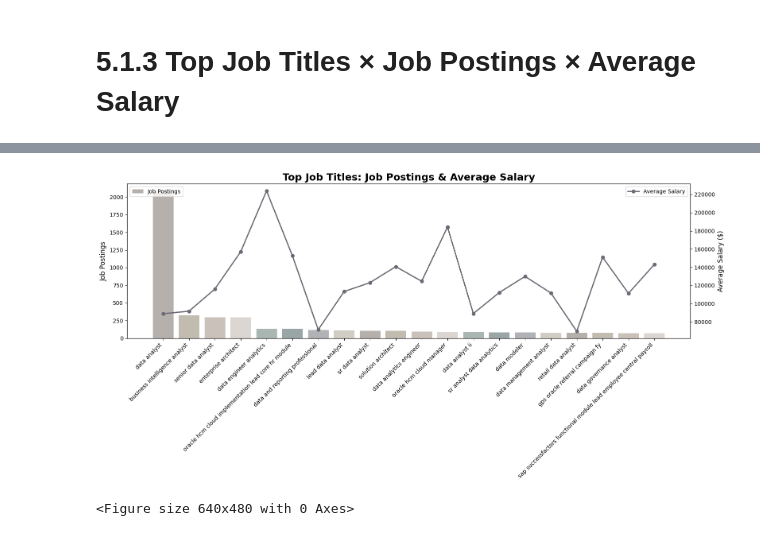
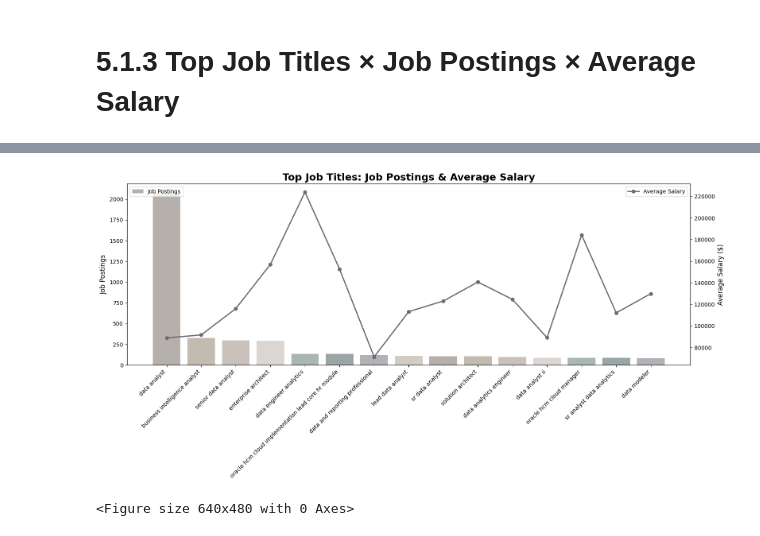
Before and after one commit to jiexnfan/ad688-employability-sp25A1-group2, a Jupyter notebook: tabs/data_analysis.ipynb, the cells around one changed output, grey strips where cells are left out. Saved outputs shown, nothing was run; the diff lists cells and outputs as text; code cells hidden in the pictures.

```diff
--- a/tabs/data_analysis.ipynb
+++ b/tabs/data_analysis.ipynb
@@ -528,7 +503,7 @@ top15_pd = top15_sorted.toPandas()
 import matplotlib.pyplot as plt
 import numpy as np
 
-df_plot = top20_pd.sort_values("job_postings", ascending=False)
+df_plot = top15_pd.sort_values("job_postings", ascending=False)
 
 
 fig, ax = plt.subplots(figsize=(16, 8))
@@ -537,34 +512,34 @@ fig, ax = plt.subplots(figsize=(16, 8))
 morandi_palette = [
     "#A8A39D", "#B7AFA3", "#C1B7B0", "#D6CFCB",
     "#9AA9A4", "#889696", "#A3A5A8", "#C9C5BB"
 ]
 colors = [morandi_palette[i % len(morandi_palette)] for i in range(len(df_plot))]
 
 # Bar Chart
 ax.bar(df_plot["TITLE_CLEAN"], df_plot["job_postings"],
        color=colors, alpha=0.85, label="Job Postings")
 
 # Line Chart
 ax2 = ax.twinx()
 ax2.plot(df_plot["TITLE_CLEAN"], df_plot["avg_salary"],
          color="#6D6A75", marker="o", linewidth=2.2, label="Average Salary")
 
 
 plt.setp(ax.get_xticklabels(), rotation=45, ha="right", fontsize=10)
 
 
 ax.set_title("Top Job Titles: Job Postings & Average Salary", fontsize=18, fontweight="bold")
 ax.set_ylabel("Job Postings", fontsize=12)
 ax2.set_ylabel("Average Salary ($)", fontsize=12)
 
 
 ax.legend(loc="upper left")
 ax2.legend(loc="upper right")
 
 plt.tight_layout()
 plt.show()
 # %% [output]
-[figure, old version]
+[figure, new version]
 # %%
 plt.savefig("figure/top15_jobtitles_dualaxis.png", dpi=300, bbox_inches="tight")
 # %% [output]
```
Also changed, not shown: parts of 9 cells of this notebook, 7 other files.
